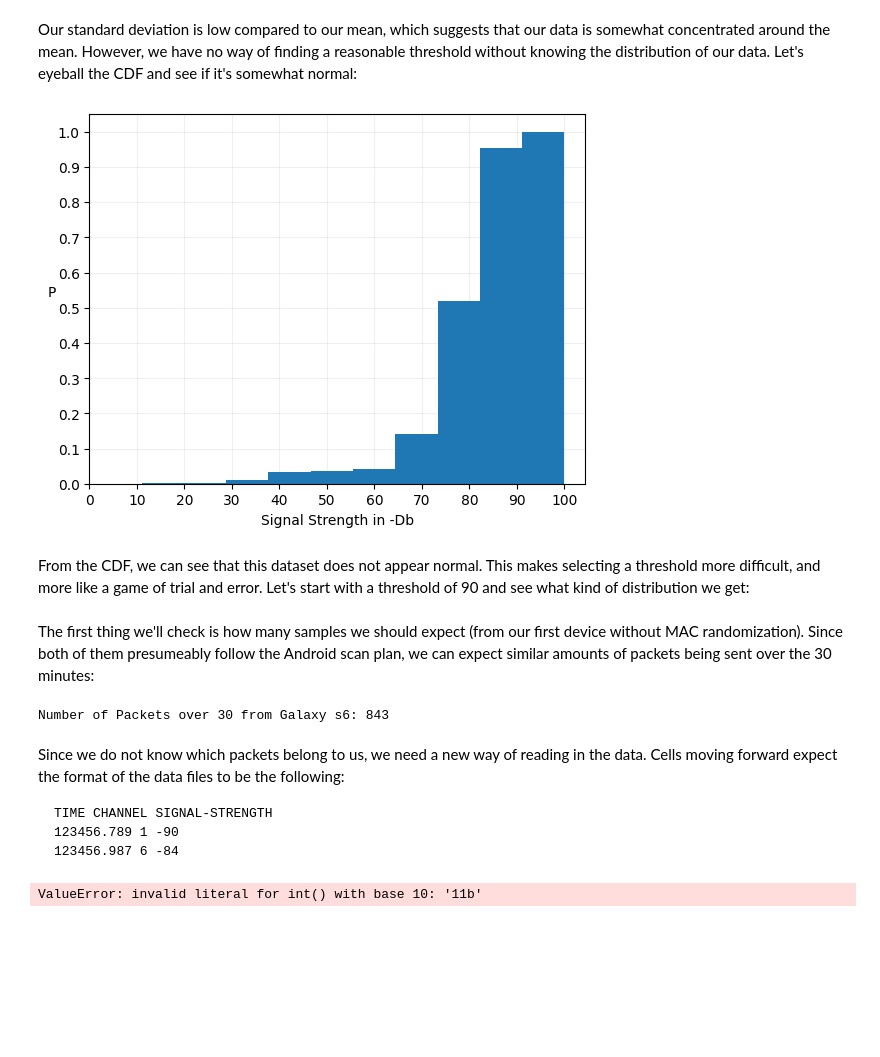
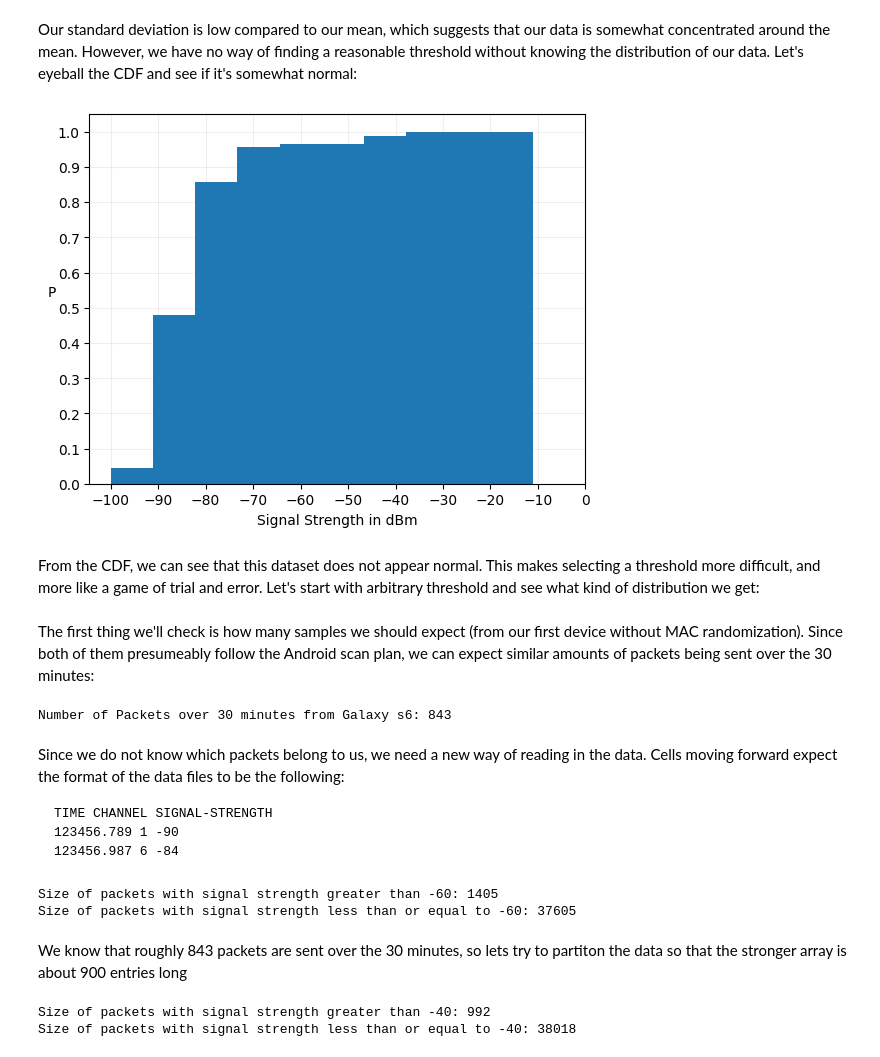
Before and after one commit to jdeinum/SDR, a Jupyter notebook: analysis/sdr.ipynb, the cells around one changed output. Drawn from its saved outputs; the diff is of its cells as text; code cells hidden in the pictures; blank space fills up the shorter version.

```diff
--- a/analysis/sdr.ipynb
+++ b/analysis/sdr.ipynb
@@ -424,23 +419,23 @@ Our standard deviation is low compared to our mean, which suggests that our data
 # %%
 f = open("../data/signal_strengths.txt", "r")
 
 x = []
 for line in f:
-    x.append(int(line.strip()))
+    x.append(-1 * int(line.strip()))
 
 x = Series(data=x)
 
 plt.hist(x, cumulative=True, density=True)
-plt.xlabel('Signal Strength in -Db')
+plt.xlabel('Signal Strength in dBm')
 plt.ylabel('P', rotation=0)
-plt.xticks([i for i in range(101) if i % 10 == 0])
+plt.xticks([-1 *i for i in range(101) if i % 10 == 0])
 plt.yticks(np.arange(0, 1.1, 0.1))
 plt.grid(True, alpha=0.2)
 plt.rc('axes', axisbelow=True)
 plt.show()
 f.close()
 # %% [output]
-[figure, old version]
+[figure, new version]
 # %% [markdown]
-From the CDF, we can see that this dataset does not appear normal. This makes selecting a threshold more difficult, and more like a game of trial and error. Let's start with a threshold of 90 and see what kind of distribution we get:
+From the CDF, we can see that this dataset does not appear normal. This makes selecting a threshold more difficult, and more like a game of trial and error. Let's start with arbitrary threshold and see what kind of distribution we get:
 # %%
@@ -449,9 +444,9 @@ signal_threshold = 90
 The first thing we'll check is how many samples we should expect (from our first device without MAC randomization). Since both of them presumeably follow the Android scan plan, we can expect similar amounts of packets being sent over the 30 minutes:
 # %%
 d1 = read_data("../data/sample1.txt")
-print("Number of Packets over 30 from Galaxy s6:", len(d1))
+print("Number of Packets over 30 minutes from Galaxy s6:", len(d1))
 # %% [output]
-Number of Packets over 30 from Galaxy s6: 843
+Number of Packets over 30 minutes from Galaxy s6: 843
 # %% [markdown]
 Since we do not know which packets belong to us, we need a new way of reading in the data. Cells moving forward expect the format of the data files to be the following:
 
@@ -470,7 +465,33 @@ def read_data_with_ss(filename):
 
     return x
 
+def partition(data, t):
+    stronger = []
+    weaker = []
+
+    for x in d1:
+        if x[2] > signal_threshold:
+            stronger.append(x)
+        else:
+            weaker.append(x)
+
+    print("Size of packets with signal strength greater than {}: {}".format(str(signal_threshold), len(stronger)))
+    print("Size of packets with signal strength less than or equal to {}: {}".format(str(signal_threshold), len(weaker)))
+
+    return stronger, weaker
+
+
+
 d1 = read_data_with_ss("../data/sample6.txt")
-print(d1)
+stronger, weaker = partition(d1, signal_threshold)
 # %% [output]
-ValueError: invalid literal for int() with base 10: '11b'
+Size of packets with signal strength greater than -60: 1405
+Size of packets with signal strength less than or equal to -60: 37605
+# %% [markdown]
+We know that roughly 843 packets are sent over the 30 minutes, so lets try to partiton the data so that the stronger array is about 900 entries long
+# %%
+signal_threshold = -40
+s,w = partition(d1, signal_threshold)
+# %% [output]
+Size of packets with signal strength greater than -40: 992
+Size of packets with signal strength less than or equal to -40: 38018
```
Also changed, not shown: parts of 9 cells of this notebook, 1 other file.
